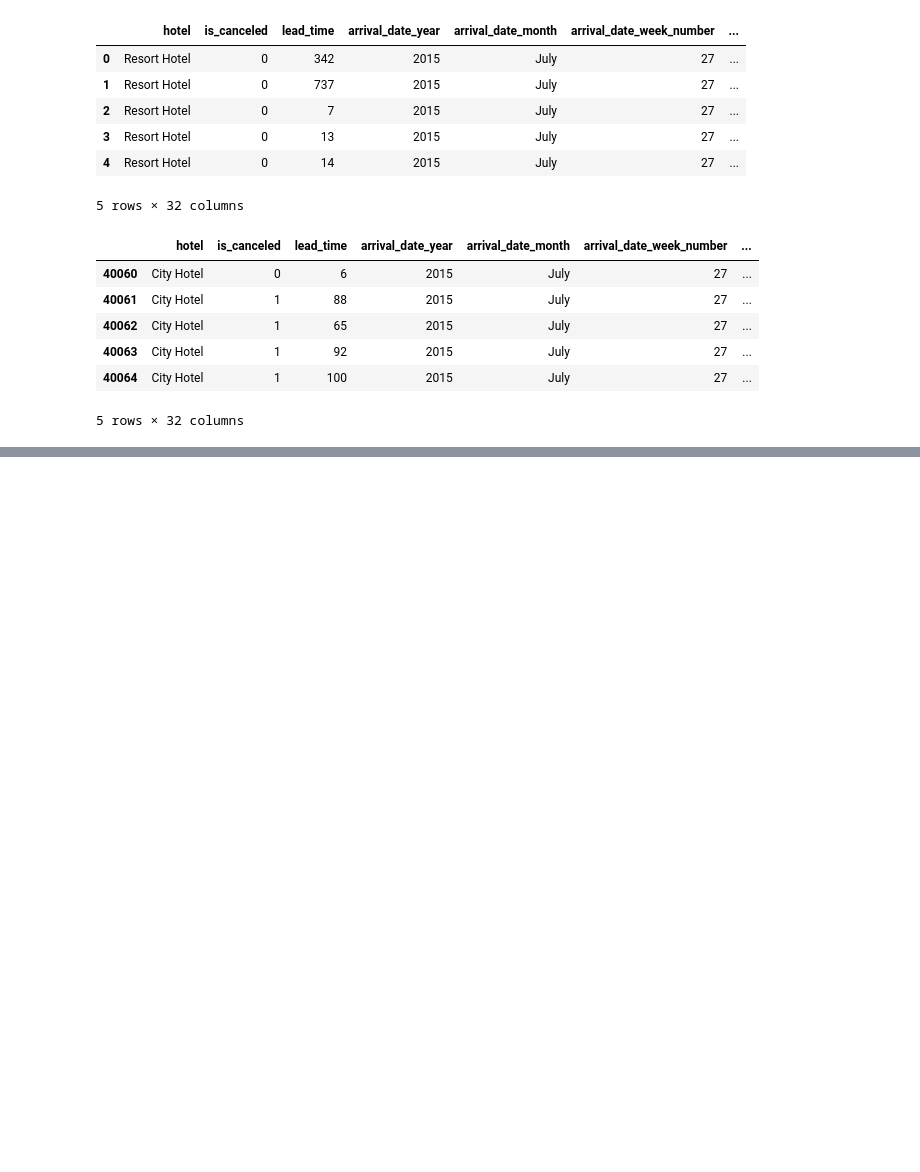
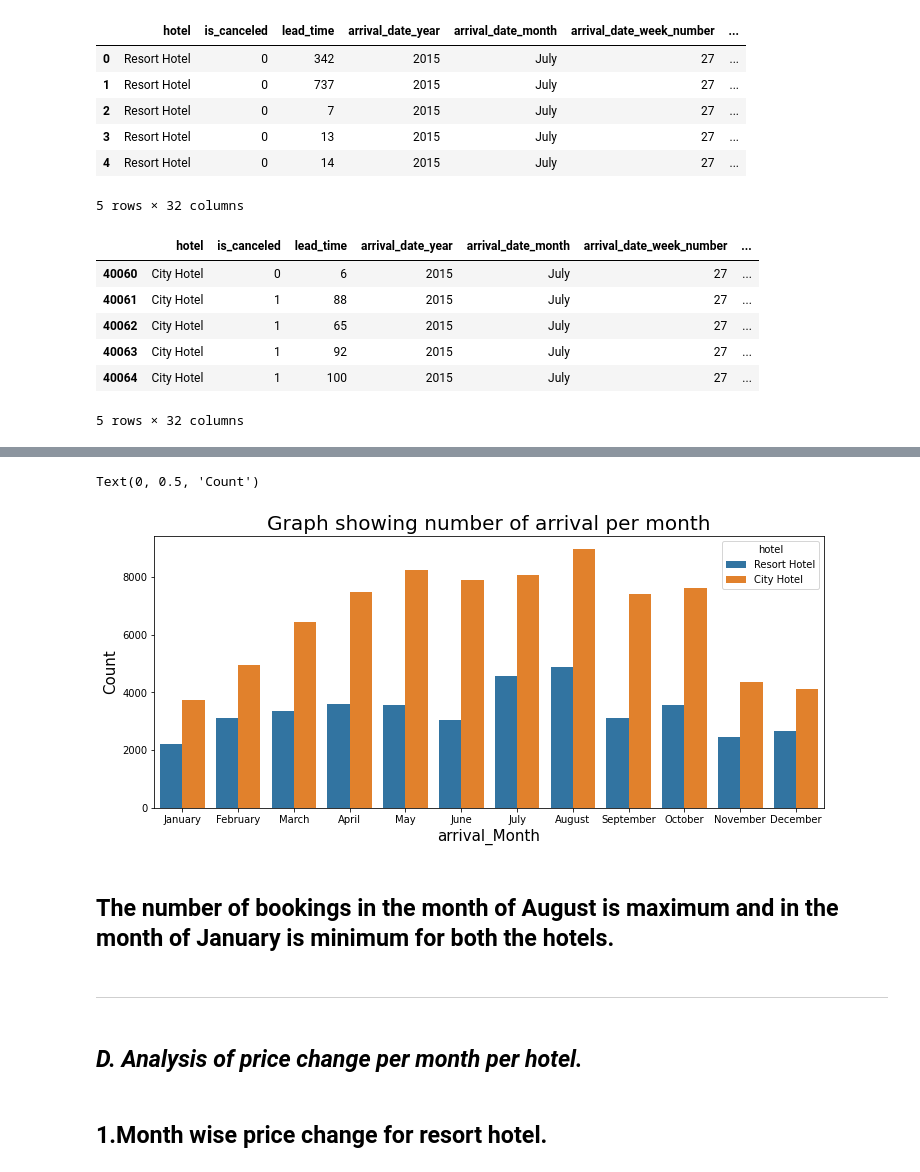
Before and after one commit to mahakkansal/Hotel_Booking_Analysis, a Jupyter notebook: Hotel_Booking_Analysis_Capstone_Project.ipynb, the cells around one changed output, grey strips where cells are left out. Drawn from its saved outputs; the diff is of its cells as text; code cells hidden in the pictures; blank space fills up the shorter version.

```diff
--- a/Hotel_Booking_Analysis_Capstone_Project.ipynb
+++ b/Hotel_Booking_Analysis_Capstone_Project.ipynb
@@ -498,0 +558,22 @@ guest_data.head()
+# %%
+arrival_month_data = ['hotel', 'arrival_date_month']
+arrival_month_period =hotel_booking_df[arrival_month_data]
+plt.figure(figsize=(12,5))
+
+sns.countplot(data = arrival_month_period, x = 'arrival_date_month', hue = 'hotel', order = ['January', 'February', 'March', 'April', 'May', 'June', 'July',
+          'August', 'September', 'October', 'November', 'December']).set_title('Graph showing number of arrival per month',fontsize=20)
+plt.xlabel('arrival_Month',fontsize = 15)
+plt.ylabel('Count',fontsize = 15)
+# %% [output]
+Text(0, 0.5, 'Count')
+[figure, added]
+# %% [markdown]
+## The number of bookings in the month of August is maximum and in the month of January is minimum for both the hotels.
+# %% [markdown]
+
+
+---
+# %% [markdown]
+## ***D. Analysis of price change per month per hotel.***
+# %% [markdown]
+## 1.Month wise price change for resort hotel.
```
Also changed, not shown: parts of 60 cells of this notebook.
